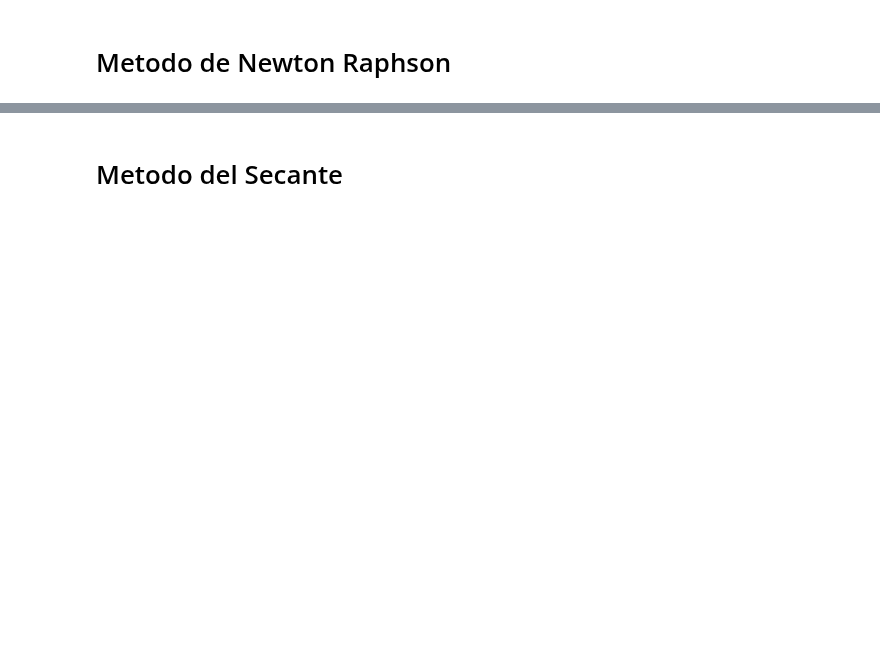
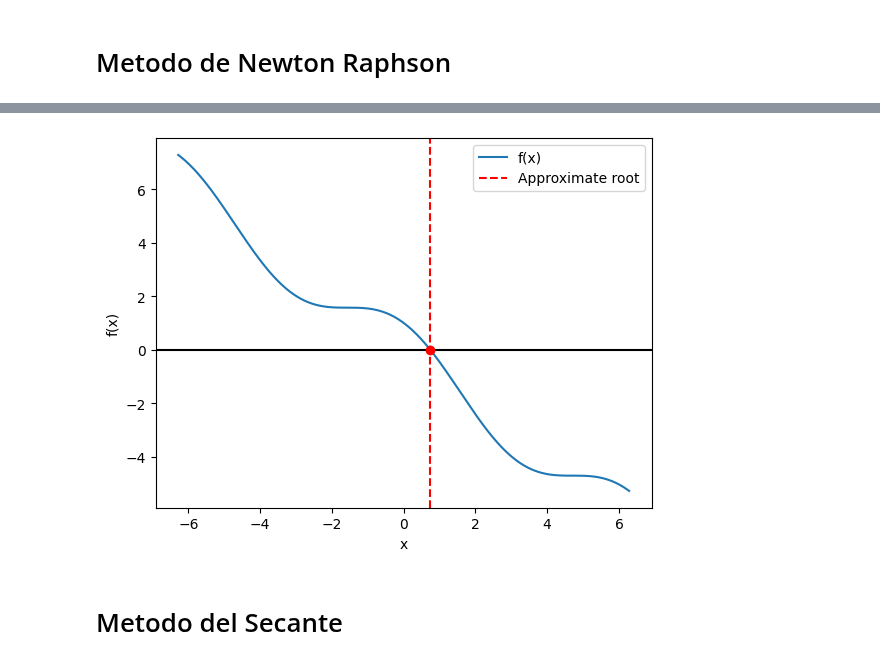
Before and after one commit to K3nnyZY/computer-solutions, a Jupyter notebook: analisis_numerico.ipynb, the cells around one changed output, grey strips where cells are left out. Saved outputs shown, nothing was run; the diff lists cells and outputs as text; code cells hidden in the pictures; blank space fills up the shorter version.

```diff
--- a/analisis_numerico.ipynb
+++ b/analisis_numerico.ipynb
@@ -72,0 +7,22 @@ plt.show()
+# %%
+# Define the function f(x)
+x = sp.Symbol('x')
+f = sp.cos(x) - x
+
+# Define the derivative f'(x)
+df = f.diff(x)
+
+# Define the function f(x) as a lambda function
+f_func = sp.lambdify(x, f)
+
+# Define the derivative f'(x) as a lambda function
+df_func = sp.lambdify(x, df)
+
+N = 10
+x = 1.0 # initial guess
+for i in range(1, N+1):
+    x = x - f_func(x)/df_func(x)
+    print(f"n= {str(i)}, error = {x}")
+root = x
+# Print the approximate root
+print("The approximate root is:", x)
@@ -73,2 +41,19 @@ plt.show()
+# %%
+# Plot the function f(x) and the approximate root
+x_vals = np.linspace(-2*np.pi, 2*np.pi, 1000)
+y_vals = f_func(x_vals)
+root_y = f_func(root)
+
+fig, ax = plt.subplots()
+ax.plot(x_vals, y_vals, label='f(x)')
+ax.axhline(y=0, color='k')
+ax.axvline(x=root, color='r', linestyle='--', label='Approximate root')
+ax.plot(root, root_y, 'ro')
+ax.set_xlabel('x')
+ax.set_ylabel('f(x)')
+ax.legend()
+plt.show()
+# %% [output]
+[figure, added]
 # %% [markdown]
 # Metodo del Secante
```
Also changed, not shown: parts of 7 cells of this notebook.
